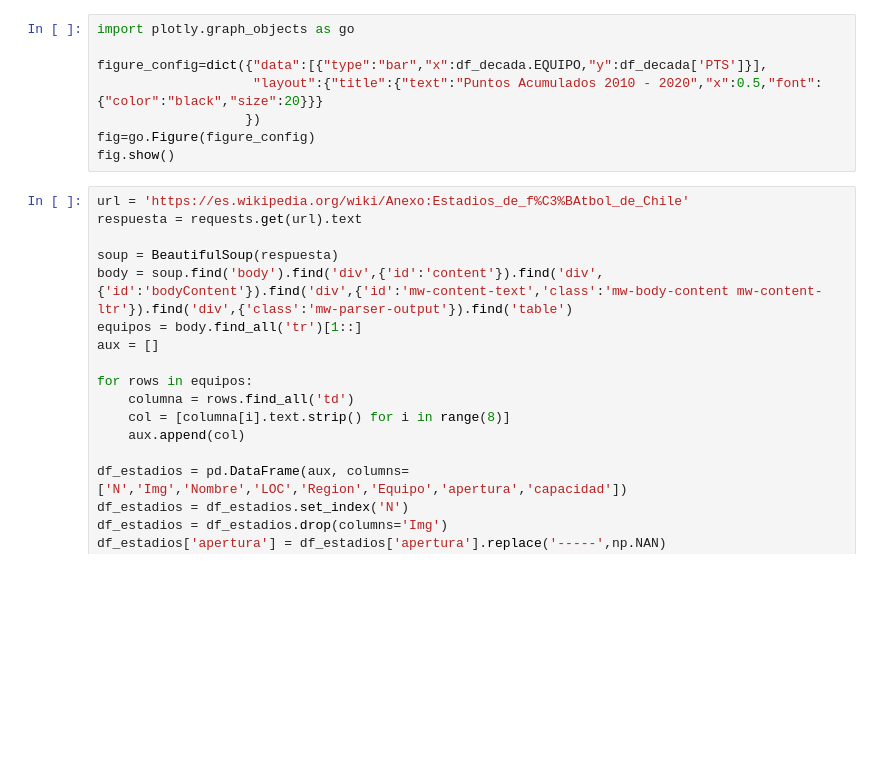
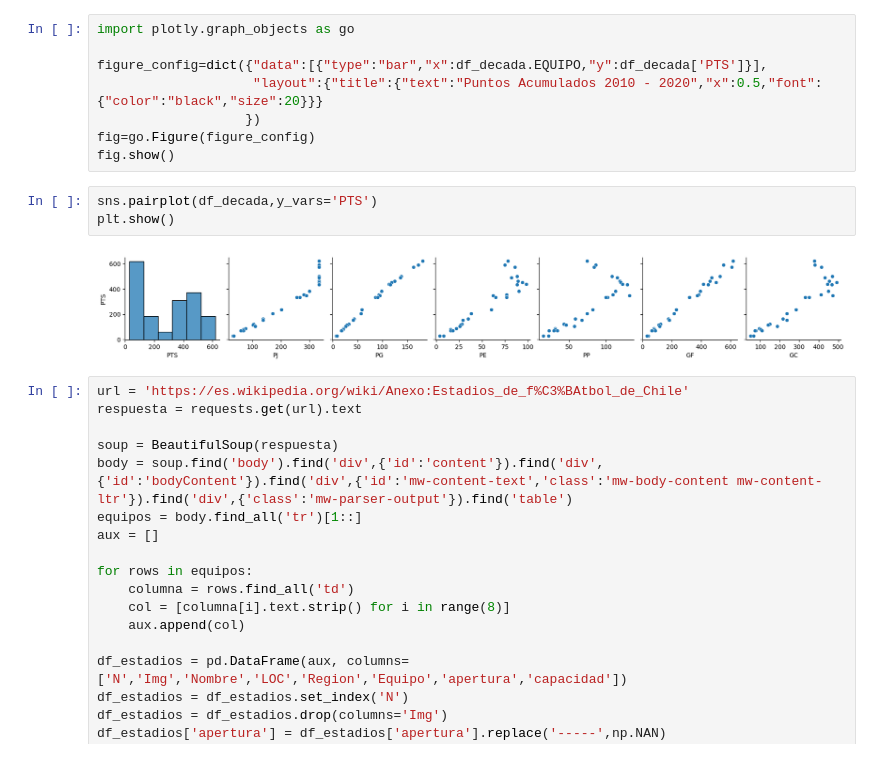
Before and after one commit to fmeza7/Proyecto_Cs_Datos_Grupo_1, a Jupyter notebook: Proyecto.ipynb, the cells around one changed output. Cells and saved outputs as stored; diff of their text form; blank space fills up the shorter version.

```diff
--- a/Proyecto.ipynb
+++ b/Proyecto.ipynb
@@ -610,6 +609,11 @@ figure_config=dict({"data":[{"type":"bar","x":df_decada.EQUIPO,"y":df_decada['PT
                    })
 fig=go.Figure(figure_config)
 fig.show()
+# %%
+sns.pairplot(df_decada,y_vars='PTS')
+plt.show()
+# %% [output]
+[figure, added]
 # %%
 url = 'https://es.wikipedia.org/wiki/Anexo:Estadios_de_f%C3%BAtbol_de_Chile'
 respuesta = requests.get(url).text
```
Also changed, not shown: parts of 2 cells of this notebook.
